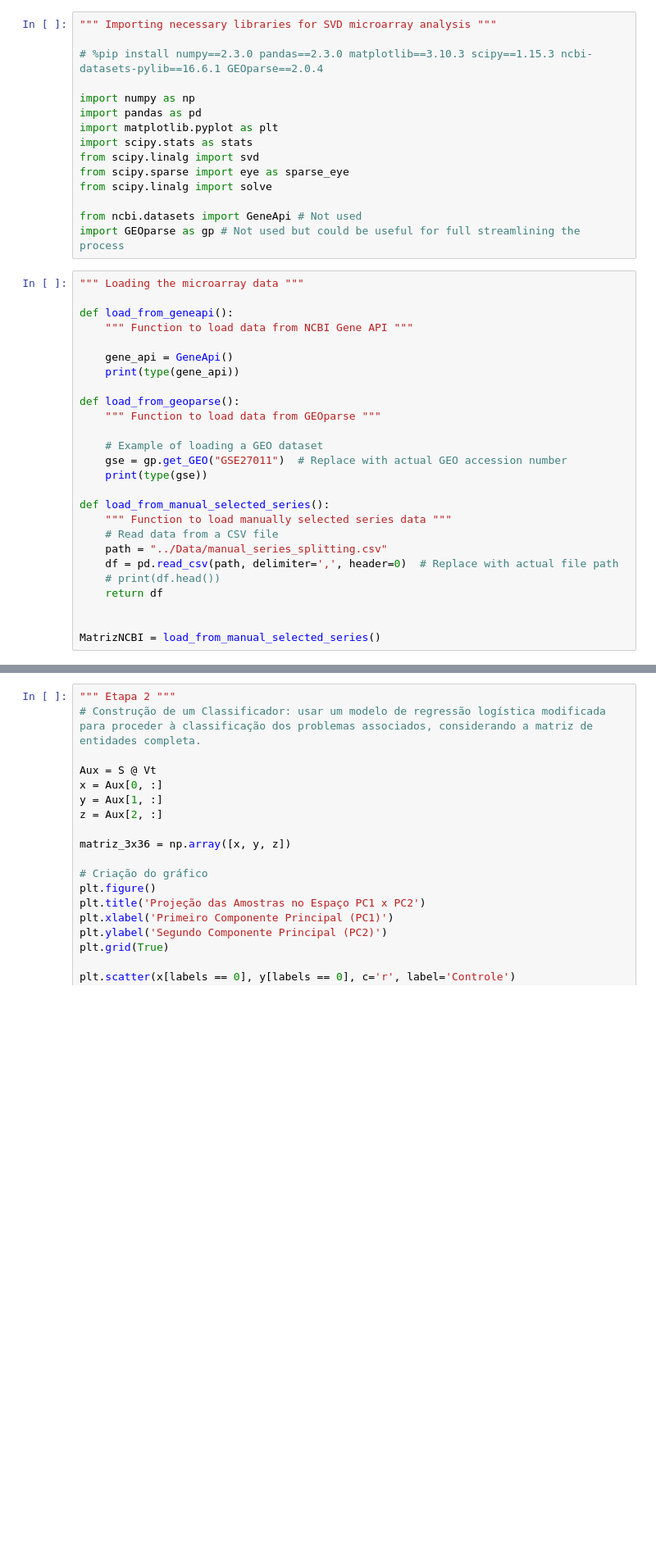
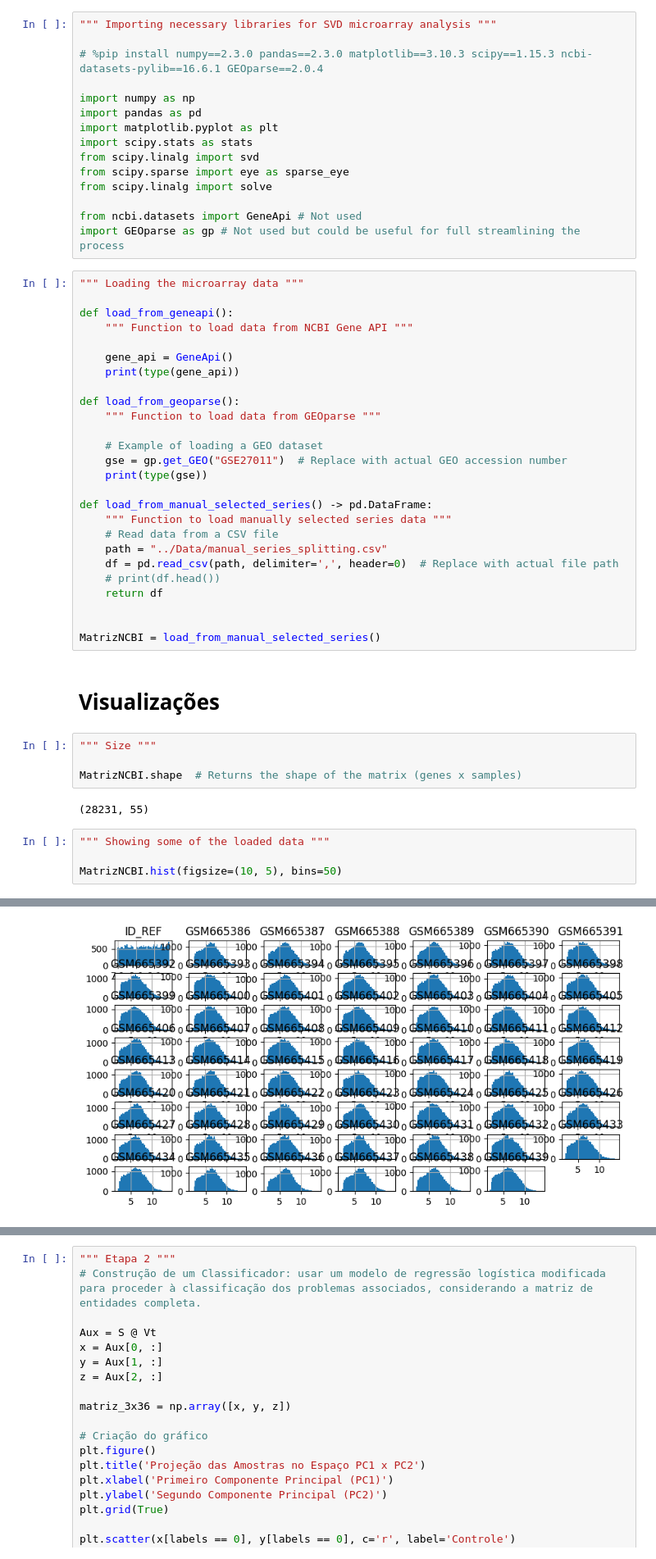
Before and after one commit to jvfd3/Bioinformatics, a Jupyter notebook: Files/Code/svd_microarray.ipynb, the cells around one changed output, grey strips where cells are left out. Shown at 82% size. Drawn from its saved outputs; the diff is of its cells as text; blank space fills up the shorter version.

```diff
--- a/Files/Code/svd_microarray.ipynb
+++ b/Files/Code/svd_microarray.ipynb
@@ -29,7 +31,7 @@ def load_from_geoparse():
     gse = gp.get_GEO("GSE27011")  # Replace with actual GEO accession number
     print(type(gse))
 
-def load_from_manual_selected_series():
+def load_from_manual_selected_series() -> pd.DataFrame:
     """ Function to load manually selected series data """
     # Read data from a CSV file
     path = "../Data/manual_series_splitting.csv"
@@ -39,3 +41,16 @@ def load_from_manual_selected_series():
 
 
 MatrizNCBI = load_from_manual_selected_series()
+# %% [markdown]
+# Visualizações
+# %%
+""" Size """
+
+MatrizNCBI.shape  # Returns the shape of the matrix (genes x samples)
+# %% [output]
+(28231, 55)
+# %%
+""" Showing some of the loaded data """
+
+MatrizNCBI.hist(figsize=(10, 5), bins=50)
+# %% [output]
@@ -41,0 +74 @@ MatrizNCBI = load_from_manual_selected_series()
+[figure, added]
```
Also changed, not shown: parts of 7 cells of this notebook.
